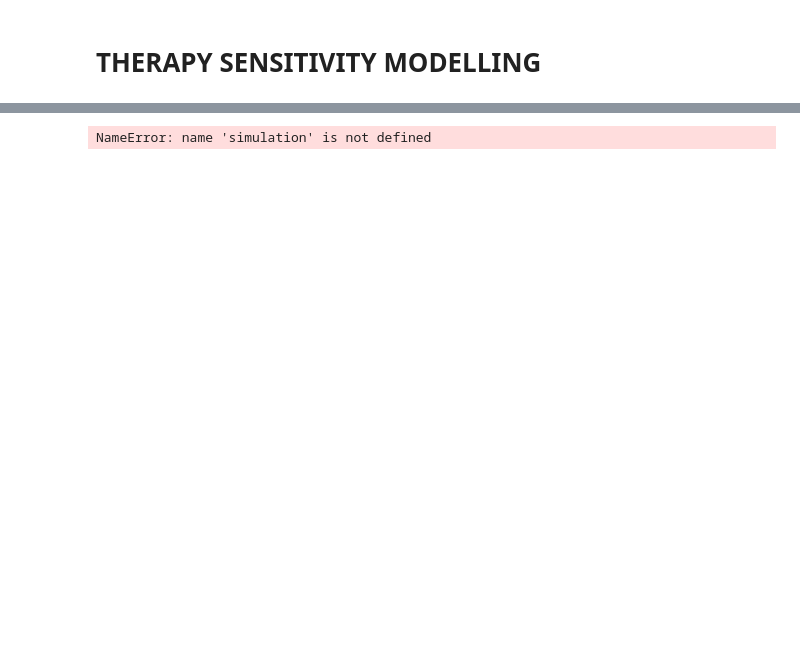
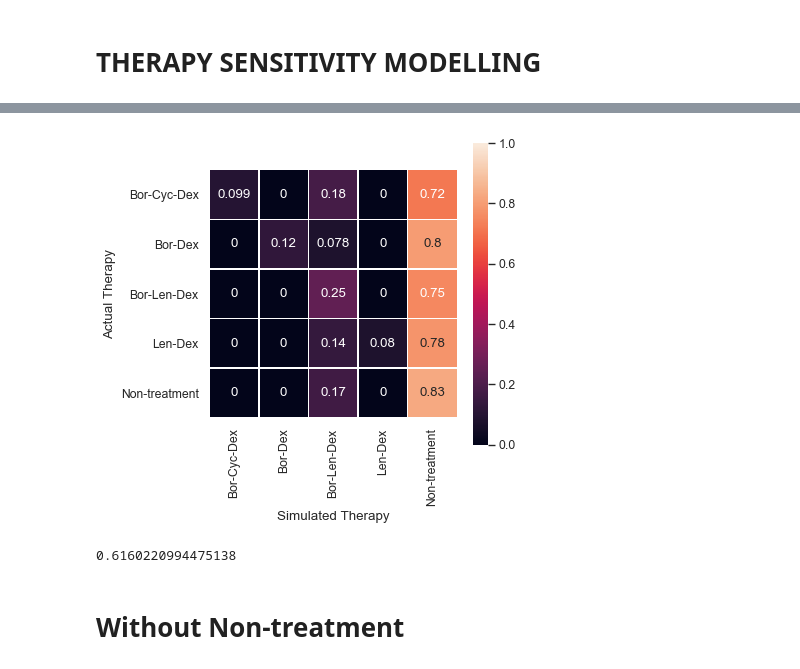
Before and after one commit to lucasvenez/mult, a Jupyter notebook: 06_00_optimal_therapy_simulation.ipynb, the cells around one changed output, grey strips where cells are left out. Saved outputs shown, nothing was run; the diff lists cells and outputs as text; code cells hidden in the pictures; blank space fills up the shorter version.

```diff
--- a/06_00_optimal_therapy_simulation.ipynb
+++ b/06_00_optimal_therapy_simulation.ipynb
@@ -217,19 +1,6 @@ Valid Therapies
-# %%
-%matplotlib inline
-
-from collections import Counter
-if False:
-    for c in selected_feats:
-        print(clinical[c].unique())
-        print(Counter(clinical[c]))
-
-        def fff(x):
-            vvv = clinical[c].quantile([0, .1,.2,.3,.4,.5,.6,.7,.8,.9,1.]).values
-            for i, (a, b) in enumerate(zip(vvv[:-1], vvv[1:])):
-                if a <= x < b:
-                    return i
-            return 10
-
-        clinical['{}_cat'.format(c)] = clinical[c].apply(fff)
-
-        clinical['{}_cat'.format(c)].hist()
+# %%
+from data import load_data
+
+clinical, _, genes, treatments, outcome = load_data()
+
+clinical.head()
@@ -235,0 +16,4 @@ if False:
+# %%
+treatments.columns = [c.replace('therapy_first_line_Non-therapy', 'therapy_first_line_Non-treatment') for c in treatments.columns]
+
+treatments.head()
@@ -464,0 +137,6 @@ simulation.head()
+# %%
+simulation = pd.DataFrame(simulation)
+# simulation = simulation[simulation['ACTUAL_TREATMENT'] != 'therapy_first_line_Non-treatment']
+simulation['SIMULATED_TREATMENT'] = simulation[treatments.columns].idxmax(axis=1)
+simulation['SIMULATED_TREATMENT'] = simulation.apply(lambda x: x['ACTUAL_TREATMENT'] if x[x['ACTUAL_TREATMENT']] == x[treatments.columns].max() else x['SIMULATED_TREATMENT'], axis=1)
+simulation.head()
@@ -465,30 +150,32 @@ simulation.head()
 # %%
 from matplotlib import pyplot as plt
 import seaborn as sns; sns.set()
 
 def change_proportion(x):
-    vvv = x['ACTUAL_THERAPY'].tolist()
+    vvv = x['ACTUAL_TREATMENT'].tolist()
 
-    return x.shape[0] / (simulation['ACTUAL_THERAPY'] == np.unique(vvv)[0]).sum()
+    return x.shape[0] / (simulation['ACTUAL_TREATMENT'] == np.unique(vvv)[0]).sum()
 
-h = pd.DataFrame(simulation[['NEW_THERAPY', 'ACTUAL_THERAPY']].groupby(
-    ['ACTUAL_THERAPY', 'NEW_THERAPY']).apply(change_proportion).unstack())
+h = pd.DataFrame(simulation[['SIMULATED_TREATMENT', 'ACTUAL_TREATMENT']].groupby(
+    ['ACTUAL_TREATMENT', 'SIMULATED_TREATMENT']).apply(change_proportion).unstack())
 
 # h['non-therapy'] = 0
 
 h.columns = [c.replace('therapy_first_line_', '') for c in h.columns]
 h.index = [c.replace('therapy_first_line_', '') for c in h.index]
 h = h.sort_index()[sorted(h.columns)].fillna(0)
 
 fig, ax = plt.subplots(1, 1, figsize = (5, 5), dpi=80)
 
-sns.heatmap(h, vmin=0.0, vmax=1, square=True, linewidths=.5, annot=True, cmap='gray')
+sns.heatmap(h, vmin=0.0, vmax=1, square=True, linewidths=.5, annot=True)
 
 ax.set_ylabel('Actual Therapy')
 ax.set_xlabel('Simulated Therapy')
 
 plt.show()
 # %% [output]
-NameError: name 'simulation' is not defined
+[figure, added]
 # %%
-(simulation['ACTUAL_THERAPY'] != simulation['NEW_THERAPY']).sum() / simulation.shape[0]
+(simulation['ACTUAL_TREATMENT'] != simulation['SIMULATED_TREATMENT']).sum() / simulation.shape[0]
+# %% [output]
+0.6160220994475138
@@ -498,0 +182,2 @@ simulation.head()
+# %% [markdown]
+# Without Non-treatment
```
Also changed, not shown: parts of 25 cells of this notebook, 36 other files.
